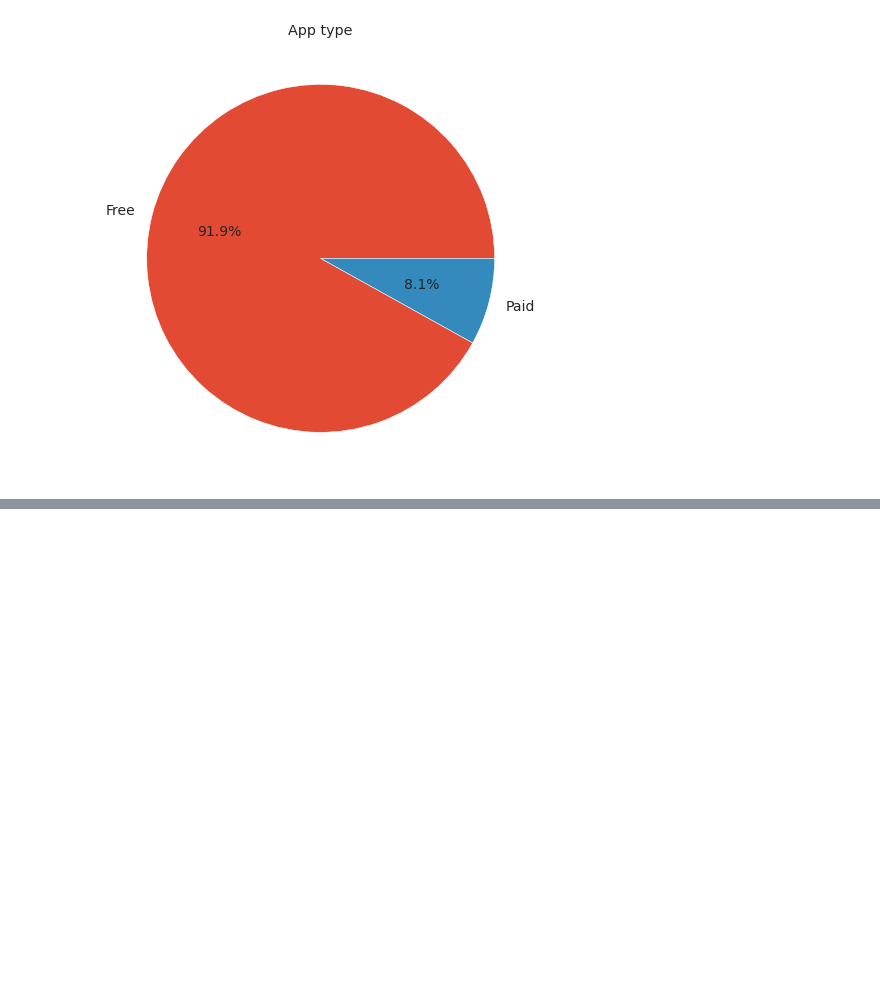
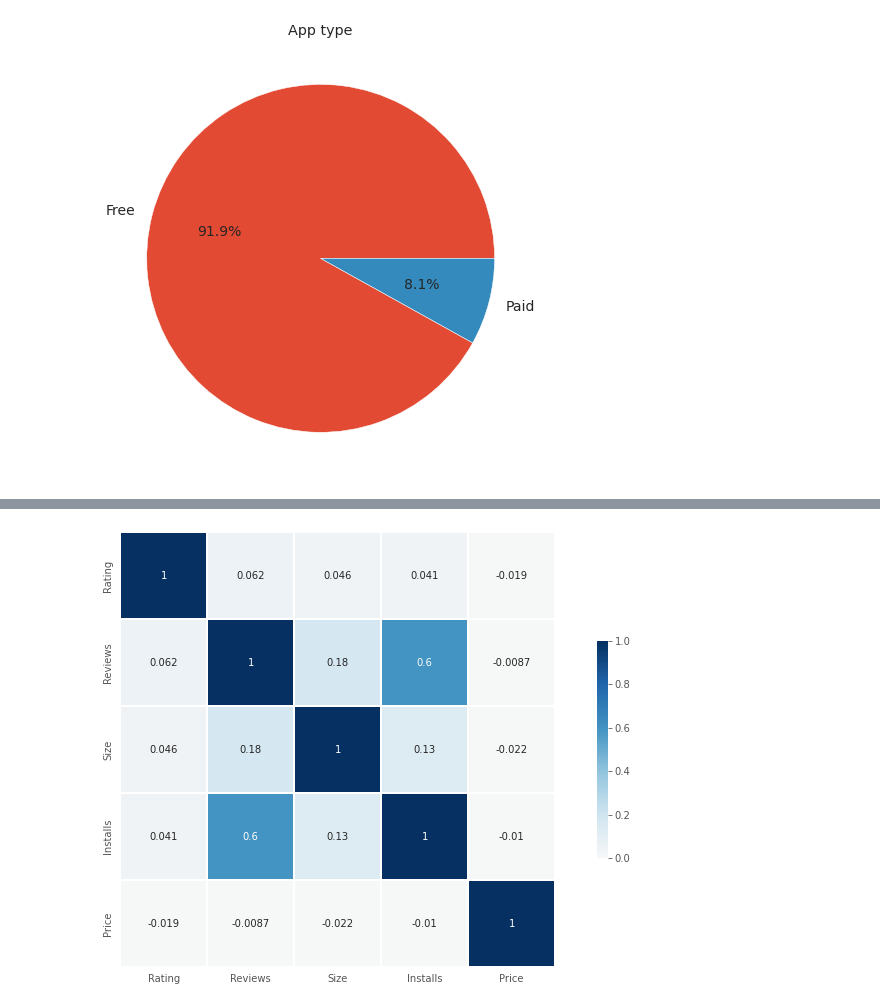
Before and after one commit to RishikaVerma21/Play-Store-Review-Analysis, a Jupyter notebook: Play_store_analysis_and_sentiment_analysis.ipynb, the cells around one changed output, grey strips where cells are left out. Cells and saved outputs as stored; diff of their text form; code cells hidden in the pictures; blank space fills up the shorter version.

```diff
--- a/Play_store_analysis_and_sentiment_analysis.ipynb
+++ b/Play_store_analysis_and_sentiment_analysis.ipynb
@@ -598,0 +627,3 @@ Text(0, 0.5, '')
+# %%
+corr=play_store_df.corr()
+corr
@@ -598,0 +637,8 @@ Text(0, 0.5, '')
+# %%
+sns.color_palette("dark:salmon_r", as_cmap=True)
+
+sns.heatmap(corr,vmin=0, vmax=1, center=0, cmap="RdBu",annot=True, square=True, linewidths=.5, cbar_kws={"shrink": .5})
+
+plt.gcf().set_size_inches(15, 8)
+# %% [output]
+[figure, added]
```
Also changed, not shown: parts of 8 cells of this notebook.
